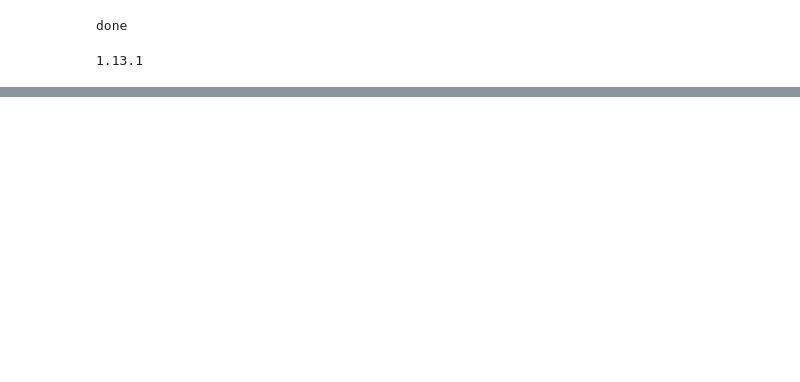
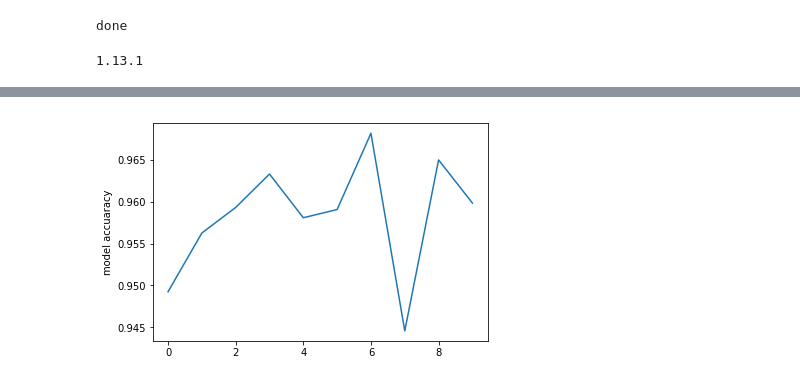
Before and after one commit to GerardRyan1989/BigDataPokemon, a Jupyter notebook: Big Data Pokemon.ipynb, the cells around one changed output, grey strips where cells are left out. Saved outputs shown, nothing was run; the diff lists cells and outputs as text; code cells hidden in the pictures; blank space fills up the shorter version.

```diff
--- a/Big Data Pokemon.ipynb
+++ b/Big Data Pokemon.ipynb
@@ -353,0 +340,6 @@ Avergage Accuracye of model: 0.9225961039675946
+# %%
+plt.plot(avg_acc)
+plt.ylabel('model accuaracy')
+plt.show()
+# %% [output]
+[figure, added]
```
Also changed, not shown: parts of 22 cells of this notebook.
